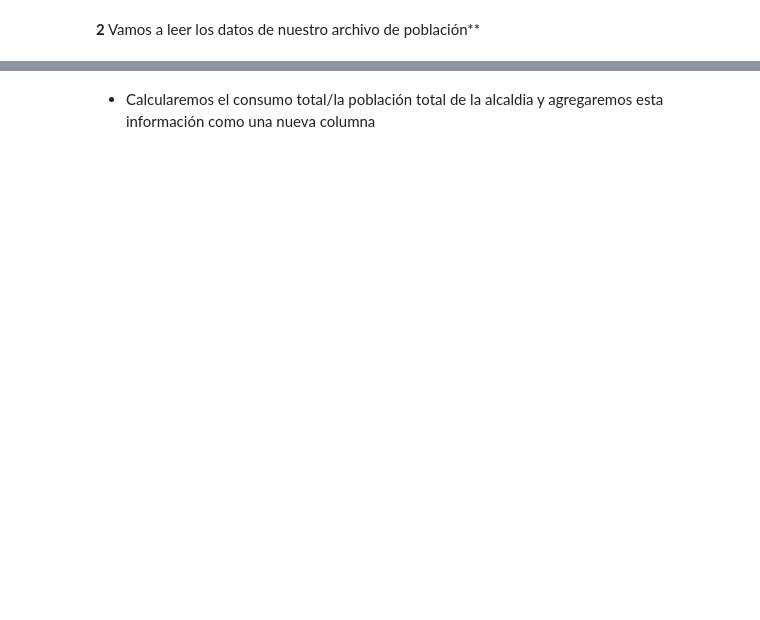
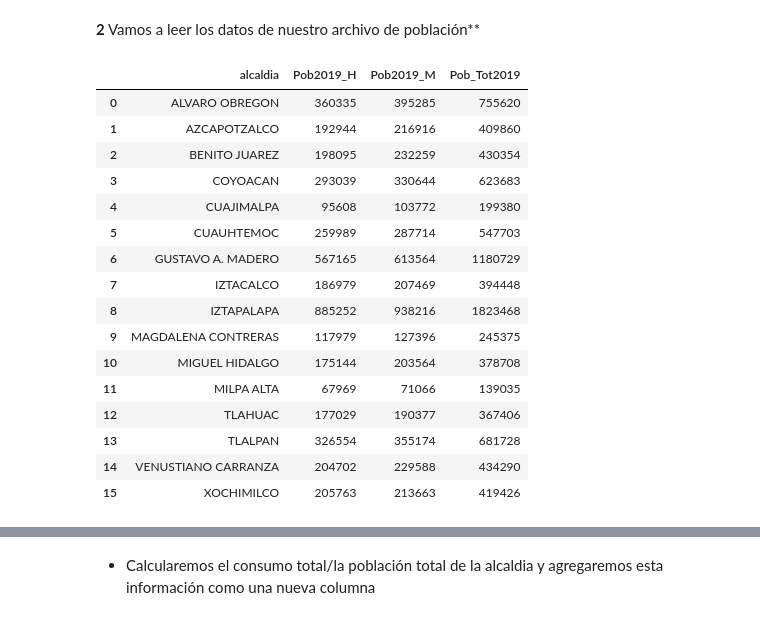
Before and after one commit to benjov/Estadistica_II_Primavera_2020, a Jupyter notebook: Clase_00/PANDAS_CLASE_Alumnos.ipynb, the cells around one changed output, grey strips where cells are left out. Drawn from its saved outputs; the diff is of its cells as text; code cells hidden in the pictures; blank space fills up the shorter version.

```diff
--- a/Clase_00/PANDAS_CLASE_Alumnos.ipynb
+++ b/Clase_00/PANDAS_CLASE_Alumnos.ipynb
@@ -452,7 +843,25 @@ consumototalc
 # %% [markdown]
 **2** Vamos a leer los datos de nuestro archivo de población**
 # %%
-poblacioncsv ="Downloads//proyeccionespoblac2019alcaldias.csv"
+poblacioncsv ="proyeccionespoblac2019alcaldias.csv"
 poblac2019cdmx= pd.read_csv(poblacioncsv,encoding="UTF-8")
 poblac2019cdmx
+# %% [output]
+|  | alcaldia | Pob2019_H | Pob2019_M | Pob_Tot2019 |
+| 0 | ALVARO OBREGON | 360335 | 395285 | 755620 |
+| 1 | AZCAPOTZALCO | 192944 | 216916 | 409860 |
+| 2 | BENITO JUAREZ | 198095 | 232259 | 430354 |
+| 3 | COYOACAN | 293039 | 330644 | 623683 |
+| 4 | CUAJIMALPA | 95608 | 103772 | 199380 |
+| 5 | CUAUHTEMOC | 259989 | 287714 | 547703 |
+| 6 | GUSTAVO A. MADERO | 567165 | 613564 | 1180729 |
+| 7 | IZTACALCO | 186979 | 207469 | 394448 |
+| 8 | IZTAPALAPA | 885252 | 938216 | 1823468 |
+| 9 | MAGDALENA CONTRERAS | 117979 | 127396 | 245375 |
+| 10 | MIGUEL HIDALGO | 175144 | 203564 | 378708 |
+| 11 | MILPA ALTA | 67969 | 71066 | 139035 |
+| 12 | TLAHUAC | 177029 | 190377 | 367406 |
+| 13 | TLALPAN | 326554 | 355174 | 681728 |
+| 14 | VENUSTIANO CARRANZA | 204702 | 229588 | 434290 |
+| 15 | XOCHIMILCO | 205763 | 213663 | 419426 |
 # %%
```
Also changed, not shown: parts of 48 cells of this notebook, 1 other file.
